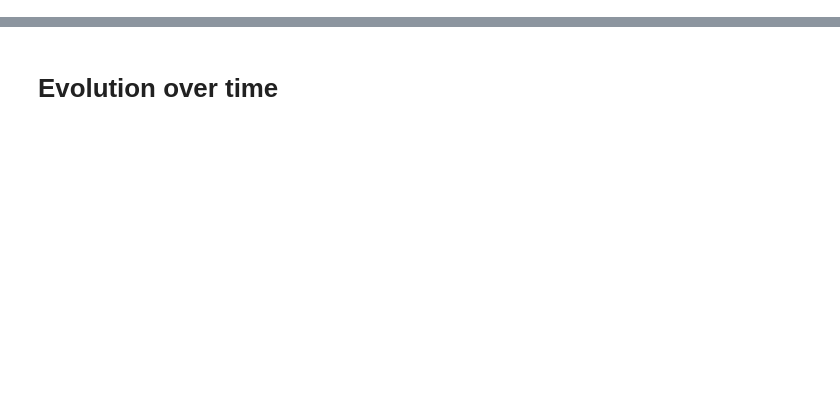
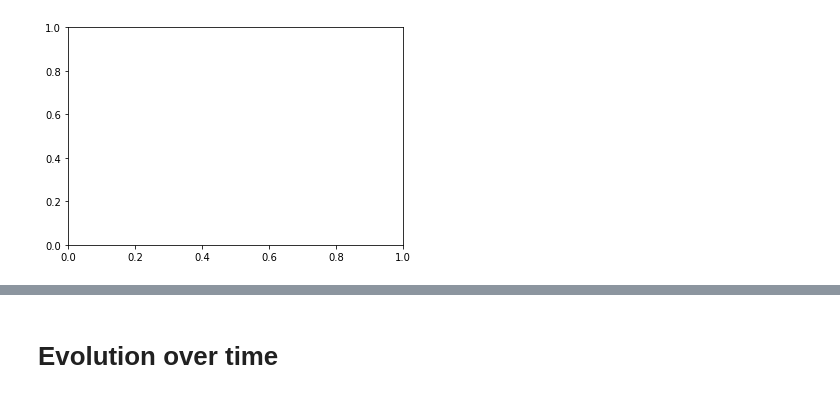
Before and after one commit to lachhebo/deezer_visualisation, a Jupyter notebook: Graph Notebook.ipynb, the cells around one changed output, grey strips where cells are left out. Drawn from its saved outputs; the diff is of its cells as text; code cells hidden in the pictures; blank space fills up the shorter version.

```diff
--- a/Graph Notebook.ipynb
+++ b/Graph Notebook.ipynb
@@ -83,0 +131,26 @@ Name: listening_time, dtype: float64
+# %%
+
+def get_plot_pie_df_history_genre(df_history: pd.DataFrame):
+    genres_sr = df_history[['Trance', 'Rap/Hip Hop','R&B contemporain','R&B', 'Electro', 'Jeunesse',
+        'Latino', 'Soul contemporaine', 'Alternative',
+        'Films/Jeux vidéo','Bandes originales', 'Jazz',
+        'Comédies musicales', 'Moderne', 'Techno/House',
+        'Musique africaine', 'Musiques de films',
+        'Classique', 'Dance', 'Musiques de jeux vidéo',
+        'Pop indé/Folk', 'Chill Out/Trip-Hop/Lounge',
+        'Reggae', 'Musique asiatique', 'Musique arabe', 'Soul & Funk', 'Soul',
+        'Singer & Songwriter', 'Chanson française', 'Folk', 'Pop', 'Pop Indé', 'Pop internationale',
+        'Metal', 'Hard Rock', 'Electro Pop/Electro Rock', 'Rock', 'Rock indé', 'Rock Indé/Pop Rock',
+        'Variété Internationale', ]].sum()
+
+    aller = pd.Series([genres_sr[genres_sr < 50].sum()], index=["others"])
+    fig, ax = plt.subplots() #solved by add this line
+
+    genres_sr = genres_sr.append(aller)
+    res = genres_sr[genres_sr >= 100]
+
+    return res
+# %%
+res = get_plot_pie_df_history_genre(DF_HISTORY)
+# %% [output]
+[figure, added]
```
Also changed, not shown: parts of 19 cells of this notebook, 6 other files.
